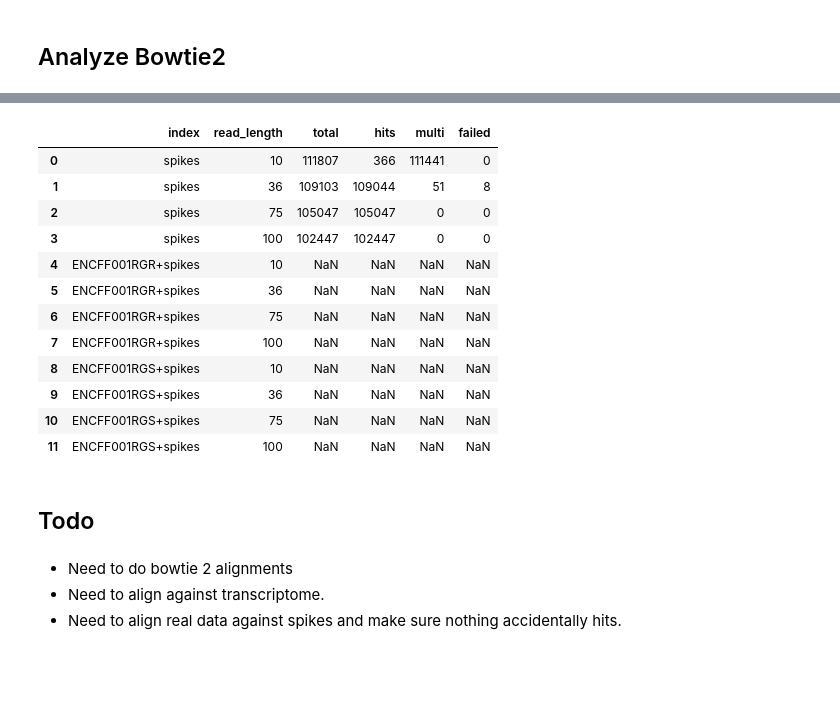
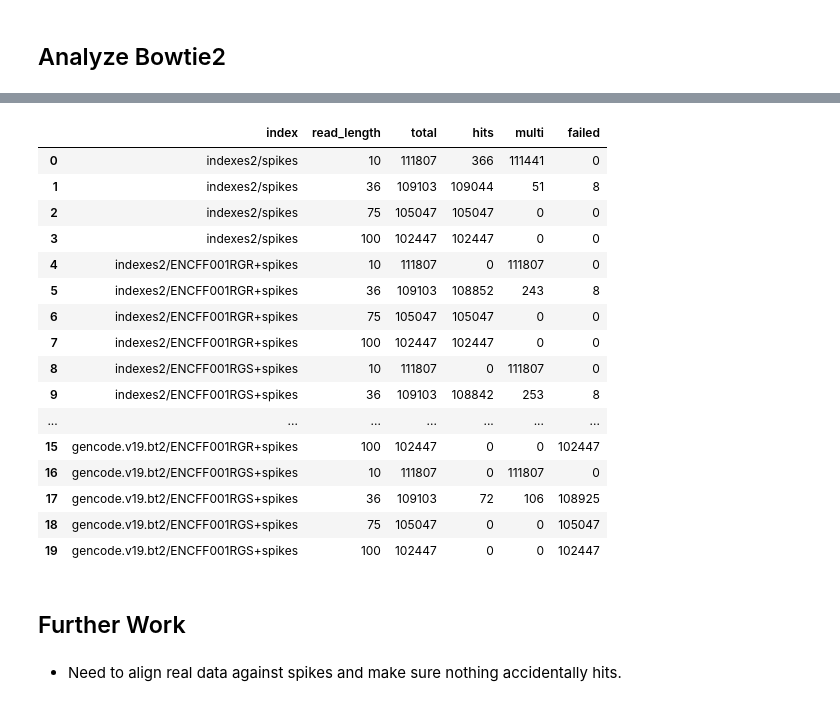
Before and after one commit to detrout/spike-evaluation, a Jupyter notebook: spike-evaluation.ipynb, the cells around one changed output, grey strips where cells are left out. Drawn from its saved outputs; the diff is of its cells as text; code cells hidden in the pictures; blank space fills up the shorter version.

```diff
--- a/spike-evaluation.ipynb
+++ b/spike-evaluation.ipynb
@@ -157,9 +209,9 @@ Sizeof {int, long, long long, void*, size_t, off_t}: {4, 8, 8, 8, 8, 8}
 # %%
 def parse_bowtie2(result):
-    parsed = {'total': None,
-              'hits': None,
-              'failed': None,
-              'multi': None}
+    parsed = {'total': 0,
+              'hits': 0,
+              'failed': 0,
+              'multi': 0}
 
     terms = [ ('(?P<total>[\d]+) reads;', 'total'),
               ('(?P<failed>[\d]+).*aligned 0 times', 'failed'),
@@ -173,46 +225,57 @@ def parse_bowtie2(result):
                 parsed[variable] = int(match.group(1))
     return parsed
 # %%
-def bowtie2(index_name, read_length):
+def bowtie2(index_pathname, read_length, verbose=False):
     """Run bowtie 2, using gravely lab settings
     """
-    result = ! bowtie2 -k 5 -f -x indexes2/{index_name} -U spikes-{read_length}.fa \
+    path, index_name = os.path.split(index_pathname)
+    result = ! /woldlab/castor/data00/proj/genome/programs/bowtie2-2.1.0/bowtie2 \
+                       -k 5 -f -p 4 \
+                       -x {index_pathname} \
+                       -U spikes-{read_length}.fa \
                        --un 0-mm/unmapped2-{index_name}-{read_length}.fa \
                        -S 0-mm/hits-{index_name}-{read_length}.sam
+    if verbose:
+        print(result)
     return parse_bowtie2(result)
 # %%
-def process_bowtie2():
+def process_bowtie2(indexes, force=False, verbose=False):
     # uncomment for testing.
     #indexes = ['spikes']
-    if 'bowtie2' in cache:
-        return cache['bowtie2']
+    cache_name = 'bowtie2'
+    if cache_name in cache and not force:
+        return cache[cache_name]
     processed = []
     for index in indexes:
         for read_length in read_lengths:
             properties = {
                'index': index,
                'read_length': read_length}
-            result = bowtie2(index, read_length)
+            result = bowtie2(index, read_length, verbose)
             properties.update(result)
             processed.append(properties)
     df =  pandas.DataFrame(processed, columns=['index', 'read_length', 'total', 'hits', 'multi', 'failed', ])
-    cache['bowtie2'] = df
+    cache[cache_name] = df
     return df
-# %%
-process_bowtie2()
-# %% [output]
-|  | index | read_length | total | hits | multi | failed |
-| 0 | spikes | 10 | 111807 | 366 | 111441 | 0 |
-| 1 | spikes | 36 | 109103 | 109044 | 51 | 8 |
-| 2 | spikes | 75 | 105047 | 105047 | 0 | 0 |
-| 3 | spikes | 100 | 102447 | 102447 | 0 | 0 |
-| 4 | ENCFF001RGR+spikes | 10 | NaN | NaN | NaN | NaN |
-| 5 | ENCFF001RGR+spikes | 36 | NaN | NaN | NaN | NaN |
-| 6 | ENCFF001RGR+spikes | 75 | NaN | NaN | NaN | NaN |
-| 7 | ENCFF001RGR+spikes | 100 | NaN | NaN | NaN | NaN |
-| 8 | ENCFF001RGS+spikes | 10 | NaN | NaN | NaN | NaN |
-| 9 | ENCFF001RGS+spikes | 36 | NaN | NaN | NaN | NaN |
-| 10 | ENCFF001RGS+spikes | 75 | NaN | NaN | NaN | NaN |
-| 11 | ENCFF001RGS+spikes | 100 | NaN | NaN | NaN | NaN |
-# %% [markdown]
-## Todo
+# %%
+bowtie2_results = process_bowtie2(bowtie2_indexes, verbose=False)
+# %%
+bowtie2_results
+# %% [output]
+|  | index | read_length | total | hits | multi | failed |
+| 0 | indexes2/spikes | 10 | 111807 | 366 | 111441 | 0 |
+| 1 | indexes2/spikes | 36 | 109103 | 109044 | 51 | 8 |
+| 2 | indexes2/spikes | 75 | 105047 | 105047 | 0 | 0 |
+| 3 | indexes2/spikes | 100 | 102447 | 102447 | 0 | 0 |
+| 4 | indexes2/ENCFF001RGR+spikes | 10 | 111807 | 0 | 111807 | 0 |
+| 5 | indexes2/ENCFF001RGR+spikes | 36 | 109103 | 108852 | 243 | 8 |
+| 6 | indexes2/ENCFF001RGR+spikes | 75 | 105047 | 105047 | 0 | 0 |
+| 7 | indexes2/ENCFF001RGR+spikes | 100 | 102447 | 102447 | 0 | 0 |
+| 8 | indexes2/ENCFF001RGS+spikes | 10 | 111807 | 0 | 111807 | 0 |
+| 9 | indexes2/ENCFF001RGS+spikes | 36 | 109103 | 108842 | 253 | 8 |
+| ... | ... | ... | ... | ... | ... | ... |
+| 15 | gencode.v19.bt2/ENCFF001RGR+spikes | 100 | 102447 | 0 | 0 | 102447 |
+| 16 | gencode.v19.bt2/ENCFF001RGS+spikes | 10 | 111807 | 0 | 111807 | 0 |
+| 17 | gencode.v19.bt2/ENCFF001RGS+spikes | 36 | 109103 | 72 | 106 | 108925 |
+| 18 | gencode.v19.bt2/ENCFF001RGS+spikes | 75 | 105047 | 0 | 0 | 105047 |
+| 19 | gencode.v19.bt2/ENCFF001RGS+spikes | 100 | 102447 | 0 | 0 | 102447 |
@@ -219,4 +284,4 @@ process_bowtie2()
+# %% [markdown]
+## Further Work
 # %% [markdown]
-* Need to do bowtie 2 alignments
-* Need to align against transcriptome.
 * Need to align real data against spikes and make sure nothing accidentally hits.
```
Also changed, not shown: parts of 19 cells of this notebook.
